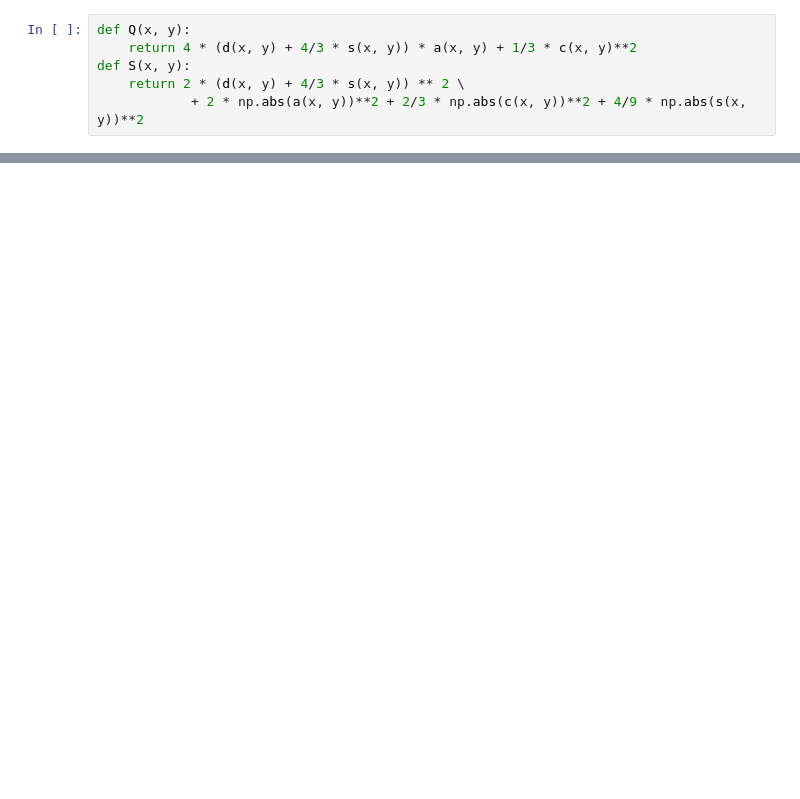
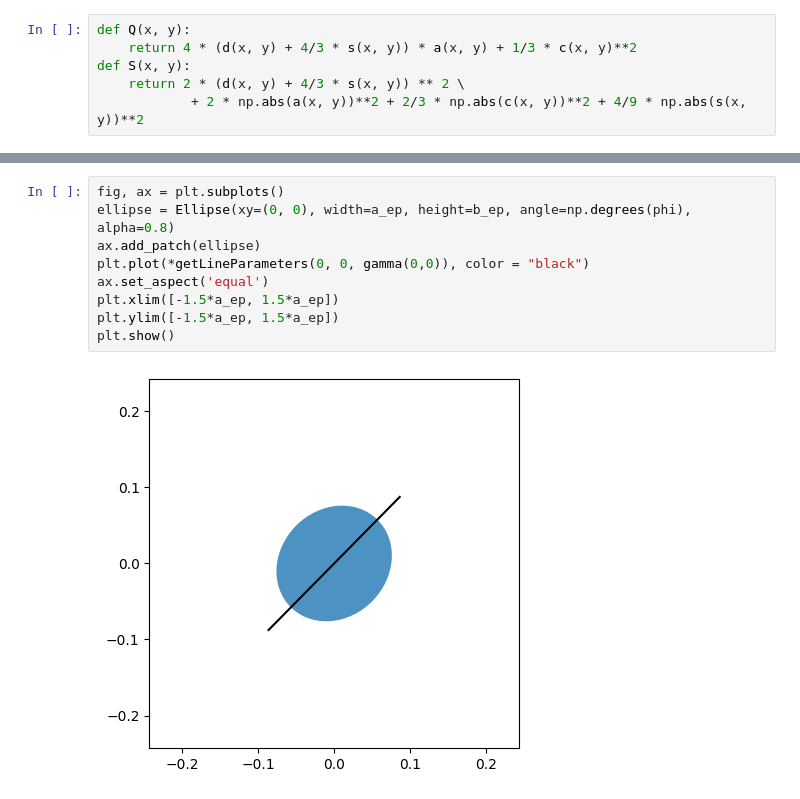
Before and after one commit to shubhagrawal30/aberrations, a Jupyter notebook: analy_psf.ipynb, the cells around one changed output, grey strips where cells are left out. Cells and saved outputs as stored; diff of their text form; blank space fills up the shorter version.

```diff
--- a/analy_psf.ipynb
+++ b/analy_psf.ipynb
@@ -23,0 +62,11 @@ Q(0, 0), S(0, 0)
+# %%
+fig, ax = plt.subplots()
+ellipse = Ellipse(xy=(0, 0), width=a_ep, height=b_ep, angle=np.degrees(phi), alpha=0.8)
+ax.add_patch(ellipse)
+plt.plot(*getLineParameters(0, 0, gamma(0,0)), color = "black")
+ax.set_aspect('equal')
+plt.xlim([-1.5*a_ep, 1.5*a_ep])
+plt.ylim([-1.5*a_ep, 1.5*a_ep])
+plt.show()
+# %% [output]
+[figure, added]
```
Also changed, not shown: parts of 7 cells of this notebook.
